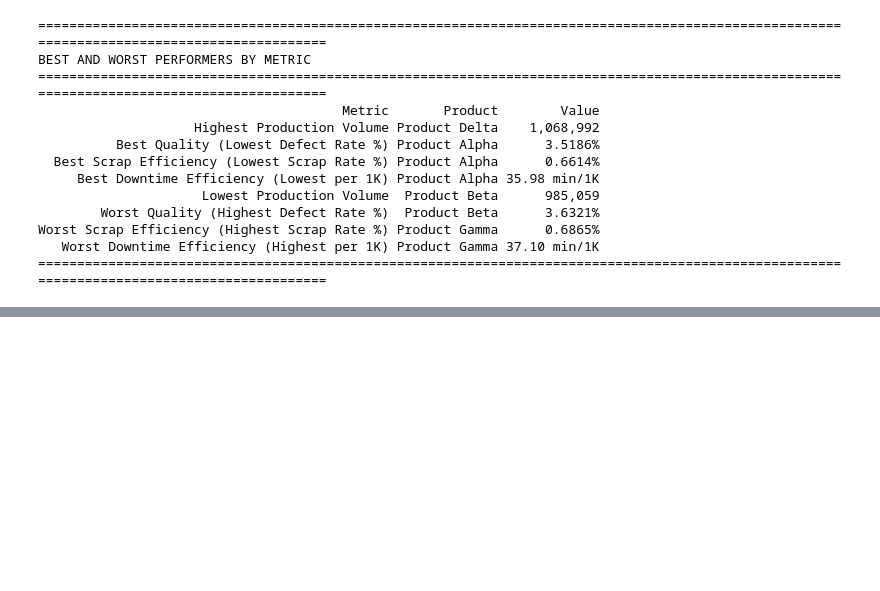
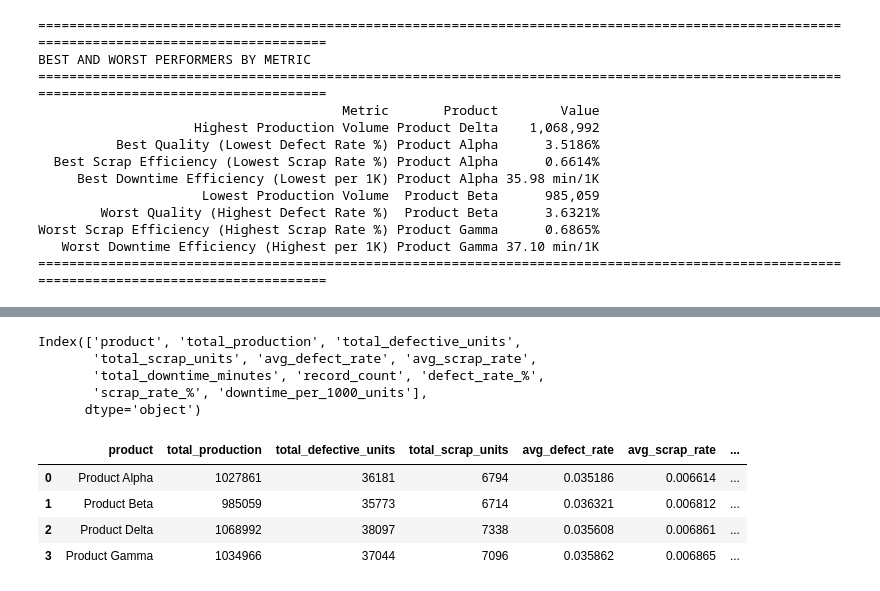
Before and after one commit to Theofil87/manufacturing-production-quality-analytics, a Jupyter notebook: notebooks/manufacturing_production_eda.ipynb, the cells around one changed output, grey strips where cells are left out. Drawn from its saved outputs; the diff is of its cells as text; code cells hidden in the pictures; blank space fills up the shorter version.

Commit message:
feat: complete product performance analysis

```diff
--- a/notebooks/manufacturing_production_eda.ipynb
+++ b/notebooks/manufacturing_production_eda.ipynb
@@ -1489,0 +1477,16 @@ This analysis demonstrates manufacturing analytics best practices:
+# %%
+product_summary.columns
+# %% [output]
+Index(['product', 'total_production', 'total_defective_units',
+       'total_scrap_units', 'avg_defect_rate', 'avg_scrap_rate',
+       'total_downtime_minutes', 'record_count', 'defect_rate_%',
+       'scrap_rate_%', 'downtime_per_1000_units'],
+      dtype='object')
+# %%
+product_summary
+# %% [output]
+|  | product | total_production | total_defective_units | total_scrap_units | avg_defect_rate | avg_scrap_rate | ... |
+| 0 | Product Alpha | 1027861 | 36181 | 6794 | 0.035186 | 0.006614 | ... |
+| 1 | Product Beta | 985059 | 35773 | 6714 | 0.036321 | 0.006812 | ... |
+| 2 | Product Delta | 1068992 | 38097 | 7338 | 0.035608 | 0.006861 | ... |
+| 3 | Product Gamma | 1034966 | 37044 | 7096 | 0.035862 | 0.006865 | ... |
```
Also changed, not shown: parts of 3 cells of this notebook.
